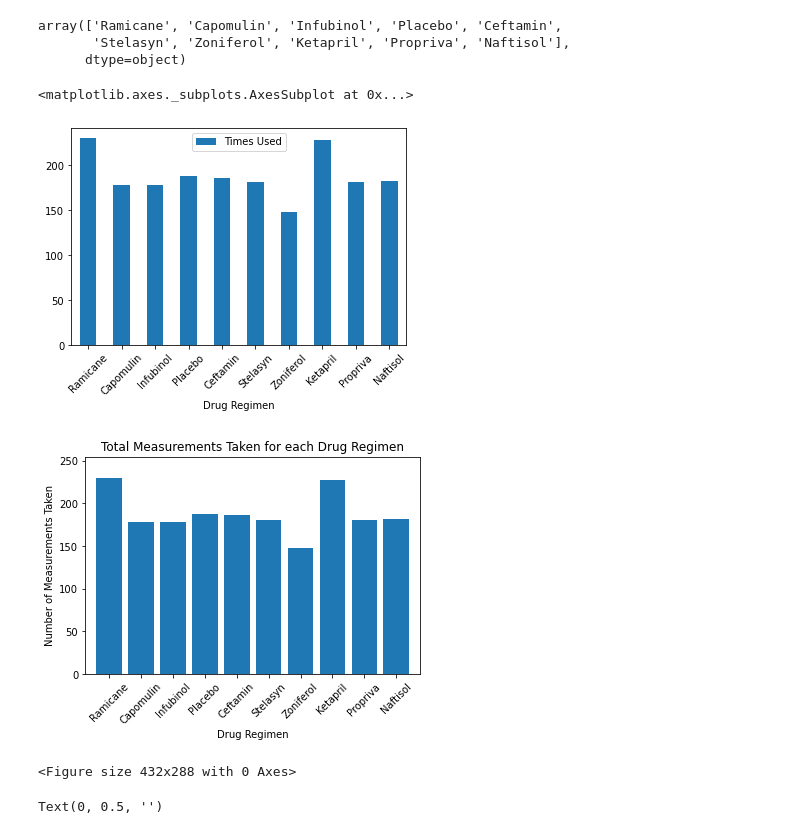
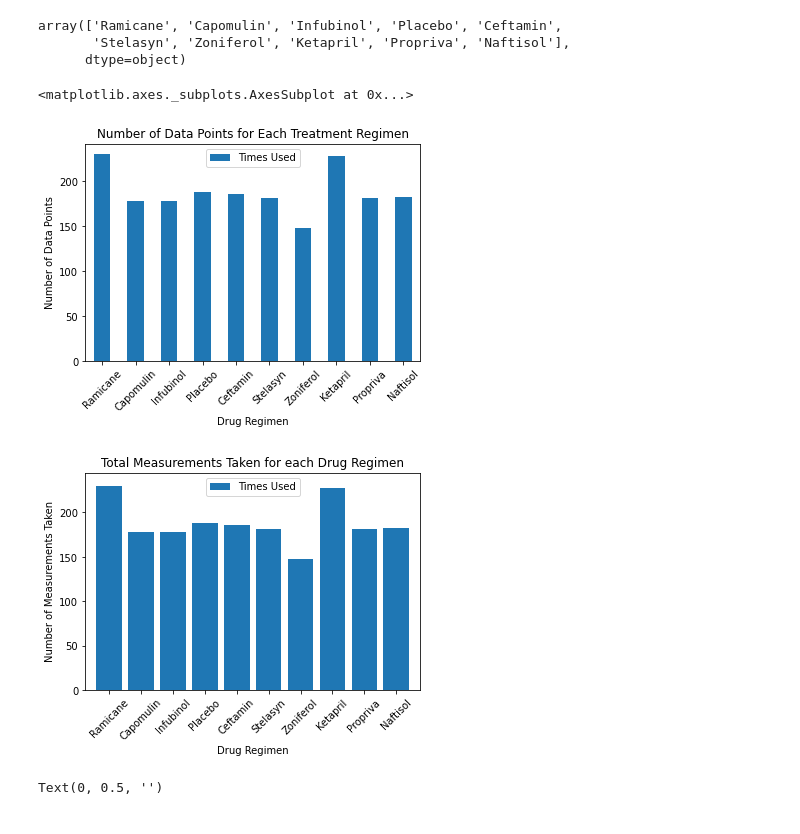
Before and after one commit to NoahLeVoir/Matplotlib-Challenge, a Jupyter notebook: Pymaceuticals/pymaceuticals.ipynb, the cells around one changed output. Cells and saved outputs as stored; diff of their text form; code cells hidden in the pictures.

Commit message:
Final pass, cleaning syntax/formatting

```diff
--- a/Pymaceuticals/pymaceuticals.ipynb
+++ b/Pymaceuticals/pymaceuticals.ipynb
@@ -187,18 +179,23 @@ array(['Ramicane', 'Capomulin', 'Infubinol', 'Placebo', 'Ceftamin',
 # %%
 # Generate a bar plot showing the total number of measurements taken on each drug regimen using pandas.
 drug_counts = drug_groups["Mouse ID"].count()
 drug_counts
 
 # Give the data frames the values and proper labels using the pandas functionality
 pandas_regimen_data = pd.DataFrame({"Drug Regimen": drug_regimens, "Times Used": drug_counts})
 
-
 # Create the chart using the pandas functionality
 pandas_regimen_barchart = pandas_regimen_data.plot.bar(x= "Drug Regimen", y= "Times Used", rot=45)
 pandas_regimen_barchart
+
+# Set labels for axes
+pandas_regimen_barchart.set_xlabel("Drug Regimen")
+pandas_regimen_barchart.set_ylabel("Number of Data Points")
+pandas_regimen_barchart.set_title("Number of Data Points for Each Treatment Regimen")
+pandas_regimen_barchart
 # %% [output]
 <matplotlib.axes._subplots.AxesSubplot at 0x...>
-[figure, old version]
+[figure, new version]
 # %%
 # Generate a bar plot showing the total number of measurements taken on each drug regimen using pyplot.
 x_axis = np.arange(0, len(drug_regimens))
@@ -208,25 +205,25 @@ tick_locations = []
 for x in x_axis:
     tick_locations.append(x)
 
+# Create labels for the bar plot
 plt.title("Total Measurements Taken for each Drug Regimen")
 plt.xlabel("Drug Regimen")
 plt.ylabel("Number of Measurements Taken")
 
-plt.xlim(-0.75, len(drug_regimens)-.25)
-plt.ylim(0, max(drug_counts) + 25)
+plt.xlim(-0.75, len(drug_regimens) - 0.25)
+plt.ylim(0, max(drug_counts) + 15)
 
 plt.bar(x_axis, drug_counts, align = "center")
 plt.xticks(tick_locations, drug_regimens, rotation = 45)
 
+# Add legend to match above chart visually
+plt.legend(["Times Used"], loc = "upper center")
+
 # Best practice to always include plt.show
 # Even though it is not technically needed in jupyter notebooks
 plt.show()
-
-# Make sure layout is clean and compact
-plt.tight_layout()
 # %% [output]
-[figure, old version]
+[figure, new version]
-<Figure size 432x288 with 0 Axes>
 # %%
 # Generate a pie plot showing the distribution of female versus male mice using pandas
 
```
Also changed, not shown: parts of 2 cells of this notebook.
